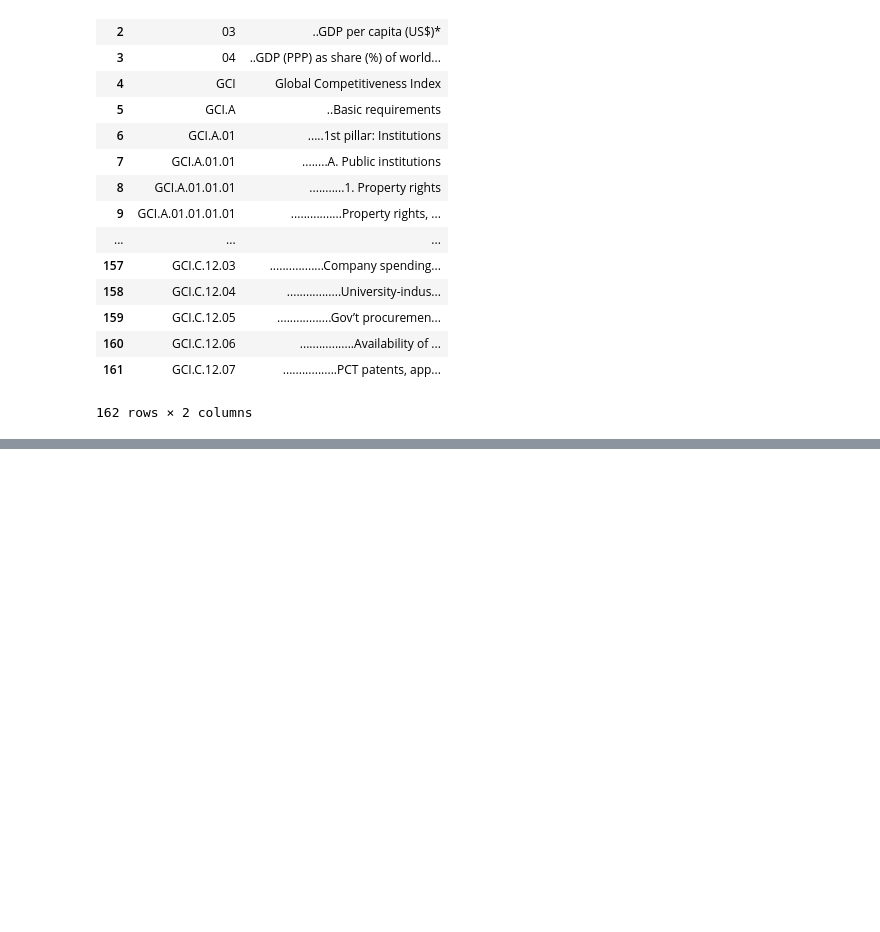
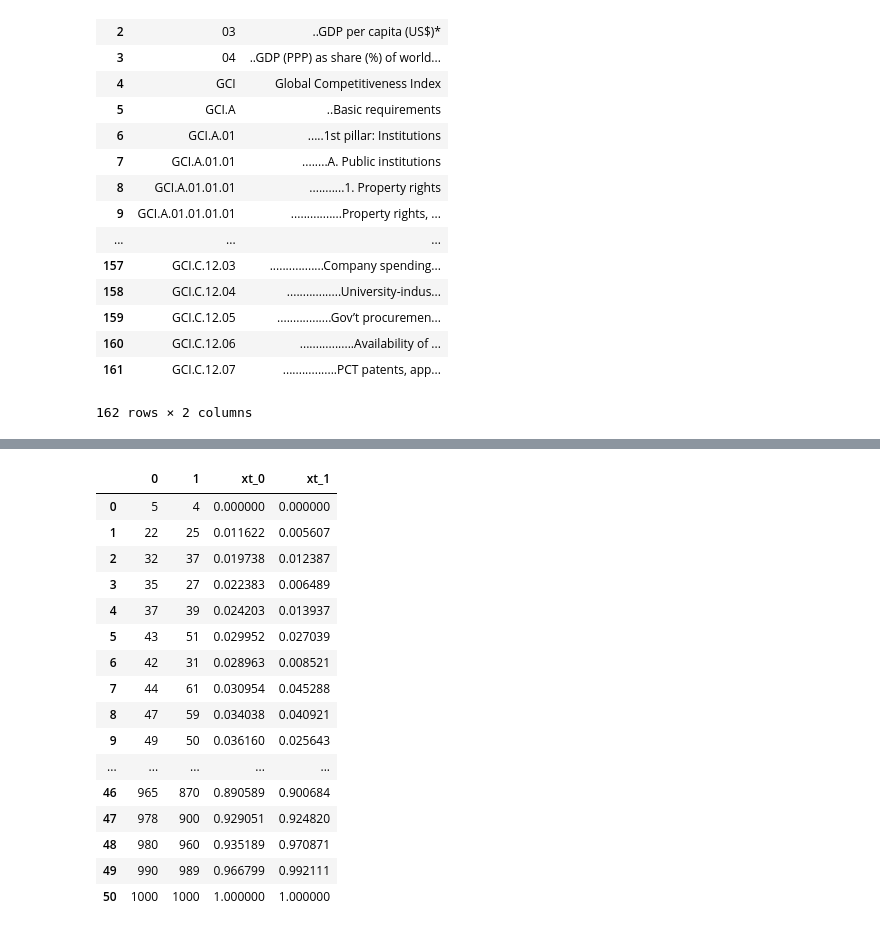
Before and after one commit to docBase/macg, a Jupyter notebook: src/macg/macg.ipynb, the cells around one changed output, grey strips where cells are left out. Drawn from its saved outputs; the diff is of its cells as text; code cells hidden in the pictures; blank space fills up the shorter version.

```diff
--- a/src/macg/macg.ipynb
+++ b/src/macg/macg.ipynb
@@ -315,0 +400,20 @@ xo / 6:  0.9007675830593751 0.8194514364545257
+# %%
+_dfxot
+# %% [output]
+|  | 0 | 1 | xt_0 | xt_1 |
+| 0 | 5 | 4 | 0.000000 | 0.000000 |
+| 1 | 22 | 25 | 0.011622 | 0.005607 |
+| 2 | 32 | 37 | 0.019738 | 0.012387 |
+| 3 | 35 | 27 | 0.022383 | 0.006489 |
+| 4 | 37 | 39 | 0.024203 | 0.013937 |
+| 5 | 43 | 51 | 0.029952 | 0.027039 |
+| 6 | 42 | 31 | 0.028963 | 0.008521 |
+| 7 | 44 | 61 | 0.030954 | 0.045288 |
+| 8 | 47 | 59 | 0.034038 | 0.040921 |
+| 9 | 49 | 50 | 0.036160 | 0.025643 |
+| ... | ... | ... | ... | ... |
+| 46 | 965 | 870 | 0.890589 | 0.900684 |
+| 47 | 978 | 900 | 0.929051 | 0.924820 |
+| 48 | 980 | 960 | 0.935189 | 0.970871 |
+| 49 | 990 | 989 | 0.966799 | 0.992111 |
+| 50 | 1000 | 1000 | 1.000000 | 1.000000 |
```
Also changed, not shown: parts of 7 cells of this notebook, 1 other file.
